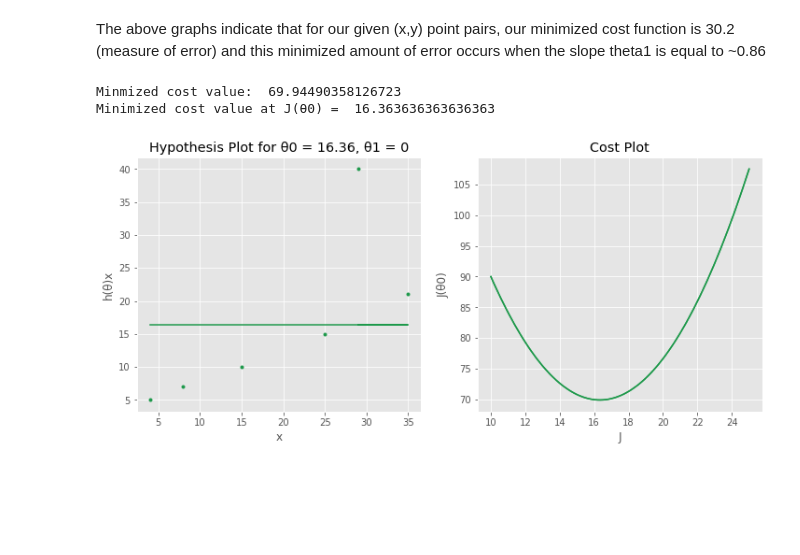
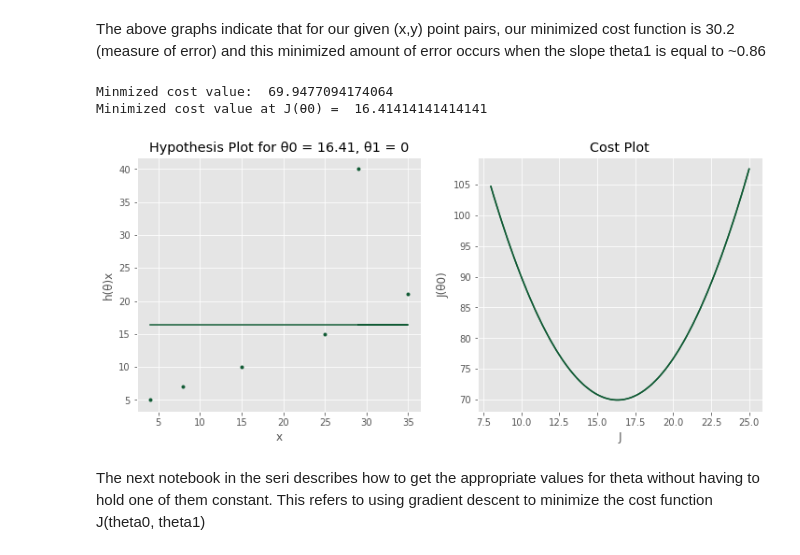
Before and after one commit to kvssea/MachineLearning, a Jupyter notebook: linear_cost_functions.ipynb, the cells around one changed output. Drawn from its saved outputs; the diff is of its cells as text; code cells hidden in the pictures; blank space fills up the shorter version.

```diff
--- a/linear_cost_functions.ipynb
+++ b/linear_cost_functions.ipynb
@@ -68,7 +69,7 @@ x = [1,2,3] #defining x points in our x, y pair
 y = [1,2,3] # defining y points in our x, y pair
 
 cost = [] #create an empty list that will hold the cost function results for each on of our x,y pairs passed to the cost function. This will allow us to determine a minumum value.
-thetas = np.linspace(-5,5, 1000) #test a high number of theta1 values to best approximate the ideal slope value.
+thetas = np.linspace(-5,7, 1000) #test a high number of theta1 values to best approximate the ideal slope value.
 
 for theta in thetas:
     cost.append(cost_fxn(x, y, theta)) #pass our theta1 slope values to the cost function, resulting in a series of values for which we can take the minimum cost (i.e. lowest error)
@@ -80,14 +81,14 @@ plt.subplot(1,2,1)
 plt.title('Hypothesis Plot for \u03B81 = ' + str(round(thetas[min_theta],2)) + ' \u03B80 = 0')
 plt.xlabel('x')
 plt.ylabel('h(\u03B8)x')
-plt.plot(x, hyp_fxn(x, theta1 = thetas[min_theta]), color = "#1e994b")
-plt.plot(x,y, '.b', color = "#1e994b")
+plt.plot(x, hyp_fxn(x, theta1 = thetas[min_theta]), color = "#115B35")
+plt.plot(x,y, '.b', color = "#115B35")
 plt.subplot(1, 2, 2)
 plt.title('Cost Plot for \u03B81 = ' + str(round(thetas[min_theta],2)) +  '\u03B80 = 0')
 plt.xlabel('J')
 plt.ylabel('J(\u03B8)')
-plt.plot(thetas, cost, color = "#1e994b")
-plt.plot(thetas, cost, color = "#1e994b")
+plt.plot(thetas, cost, color = "#115B35")
+plt.plot(thetas, cost, color = "#115B35")
 plt.plot()
 print("Minmized cost value: ",  min(cost))
 print("Minimized cost value at J(\u03B8) = ", thetas[min_theta]) #index thetas to determine which theta gives us our minimized cost function result
@@ -103,25 +104,25 @@ x = [4, 8, 15, 25, 35, 29]
 y = [5, 7, 10, 15, 21, 40]
 
 cost = []
-thetas = np.linspace(-5,5, 100)
+thetas = np.linspace(-4,6, 100)
 for theta in thetas:
     cost.append(cost_fxn(x, y, theta1 = theta))
 
 min_theta = cost.index(min(cost))
 
-plt.rcParams['figure.figsize'] = [12, 5]
+plt.rcParams['figure.figsize'] = [12,5]
 plt.subplot(1,2,1)
 plt.title('Hypothesis Plot for \u03B81 = ' + str(round(thetas[min_theta],ndigits = 2)) +  ', ' + '\u03B80 = 0')
 plt.xlabel('x')
 plt.ylabel('h(\u03B8)x')
-plt.plot(x, hyp_fxn(x, theta1 = thetas[min_theta]), color = "#1e994b")
-plt.plot(x,y, '.b', color = "#1e994b")
+plt.plot(x, hyp_fxn(x, theta1 = thetas[min_theta]), color = "#115B35")
+plt.plot(x,y, '.b', color = "#115B35")
 plt.subplot(1, 2, 2)
 plt.title('Cost Plot')
 plt.xlabel('J')
 plt.ylabel('J(\u03B81)')
-plt.plot(thetas, cost, color = "#1e994b")
-plt.plot(thetas, cost, color = "#1e994b")
+plt.plot(thetas, cost, color = "#115B35")
+plt.plot(thetas, cost, color = "#115B35")
 plt.plot()
 print("Minmized cost value: ",  min(cost))
 print("Minimized cost value at J(\u03B8) = ", thetas[min_theta])
@@ -134,32 +135,34 @@ The above graphs indicate that for our given (x,y) point pairs, our minimized co
 # %%
 #if we hold the theta1 value constant at 0 and select for the theta0, well find the same parabolic shape.
 x = [4, 8, 15, 25, 35, 29]
 y = [5, 7, 10, 15, 21, 40]
 
 cost = []
-thetas = np.linspace(10,25, 100)
+thetas = np.linspace(8,25, 100)
 for theta in thetas:
     cost.append(cost_fxn(x, y, theta0 = theta, theta1 = 0))
 
 min_theta = cost.index(min(cost))
 
 plt.rcParams['figure.figsize'] = [12, 5]
 plt.subplot(1,2,1)
 plt.title('Hypothesis Plot for \u03B80 = ' + str(round(thetas[min_theta],ndigits = 2)) +  ', ' + '\u03B81 = 0')
 plt.xlabel('x')
 plt.ylabel('h(\u03B8)x')
-plt.plot(x, hyp_fxn(x, theta0 = thetas[min_theta], theta1 = 0), color = "#1e994b")
-plt.plot(x,y, '.b', color = "#1e994b")
+plt.plot(x, hyp_fxn(x, theta0 = thetas[min_theta], theta1 = 0), color = "#115B35")
+plt.plot(x,y, '.b', color = "#115B35")
 plt.subplot(1, 2, 2)
 plt.title('Cost Plot')
 plt.xlabel('J')
 plt.ylabel('J(\u03B80)')
-plt.plot(thetas, cost, color = "#1e994b")
-plt.plot(thetas, cost, color = "#1e994b")
+plt.plot(thetas, cost, color = "#115B35")
+plt.plot(thetas, cost, color = "#115B35")
 plt.plot()
 print("Minmized cost value: ",  min(cost))
 print("Minimized cost value at J(\u03B80) = ", thetas[min_theta])
 # %% [output]
-Minmized cost value:  69.94490358126723
-Minimized cost value at J(θ0) =  16.363636363636363
+Minmized cost value:  69.9477094174064
+Minimized cost value at J(θ0) =  16.41414141414141
-[figure, old version]
+[figure, new version]
+# %% [markdown]
+The next notebook in the seri describes how to get the appropriate values for theta without having to hold one of them constant.  This refers to using gradient descent to minimize the cost function J(theta0, theta1)
```
Also changed, not shown: parts of 6 cells of this notebook.
